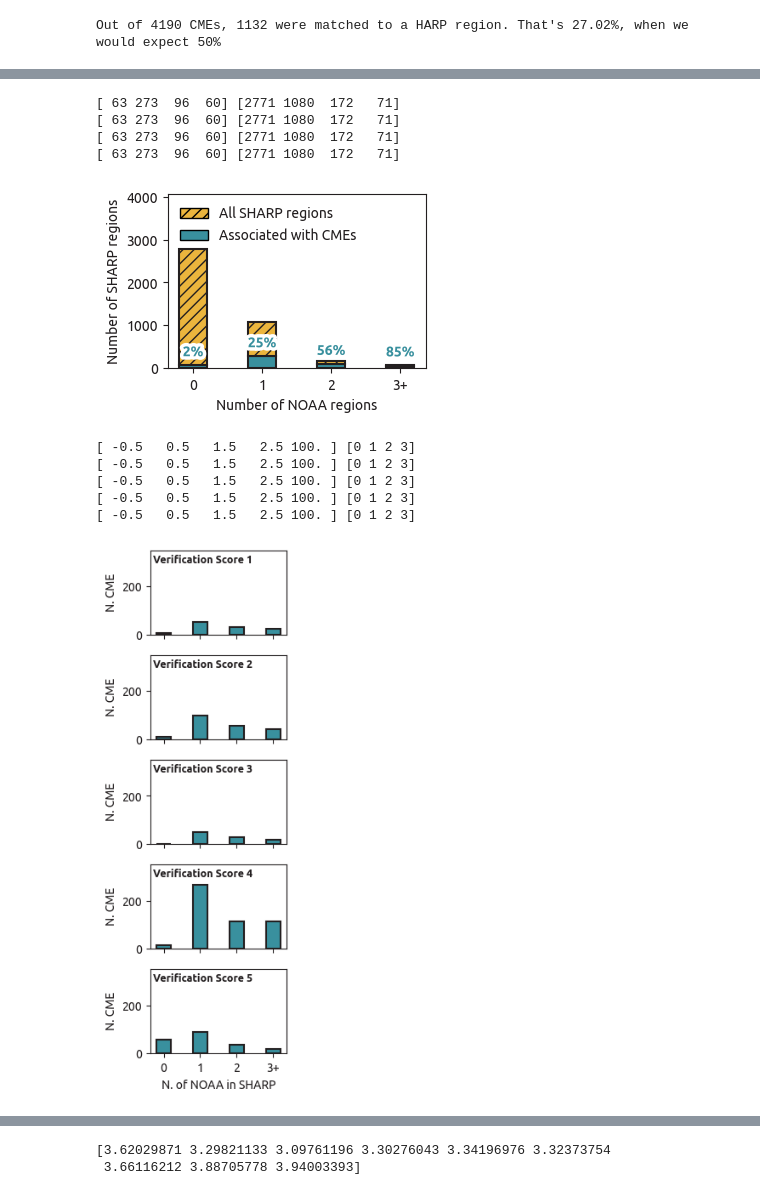
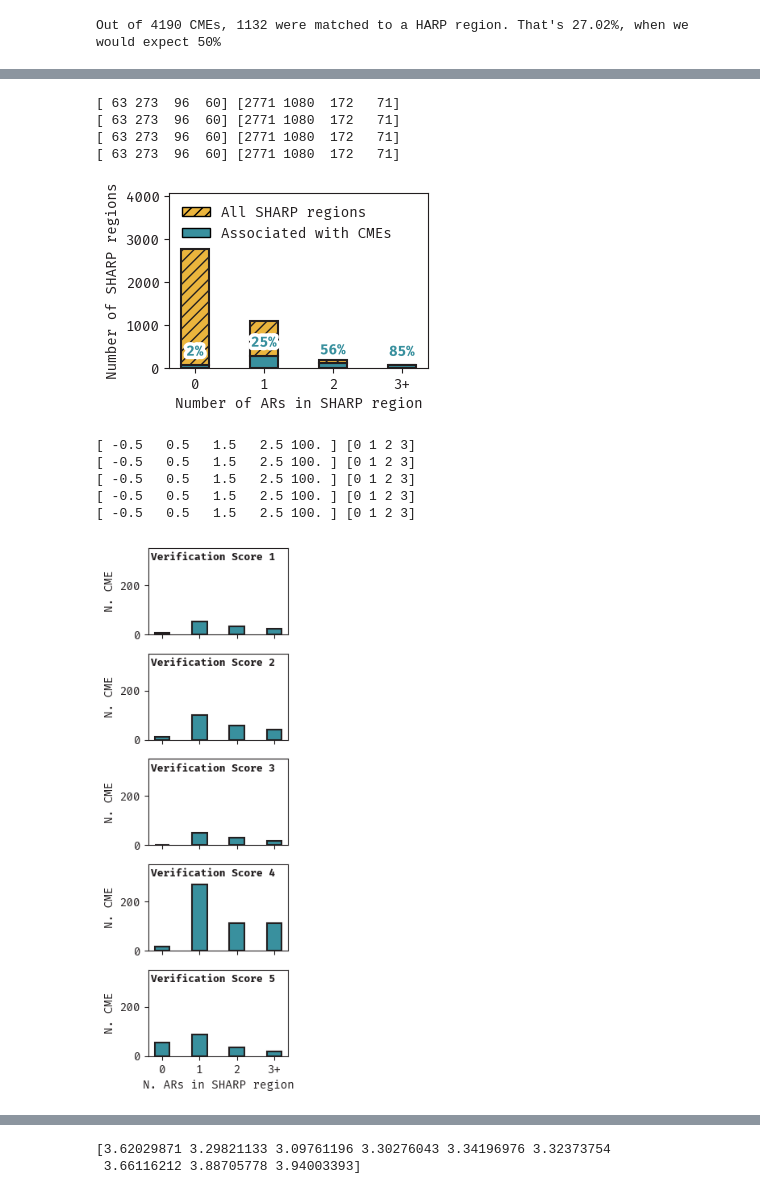
Before and after one commit to JulioHC00/cmesrc, a Jupyter notebook: notebooks/paper_figures.ipynb, the cells around one changed output, grey strips where cells are left out. Saved outputs shown, nothing was run; the diff lists cells and outputs as text; code cells hidden in the pictures.

Commit message:
Update figures

```diff
--- a/notebooks/paper_figures.ipynb
+++ b/notebooks/paper_figures.ipynb
@@ -31,8 +31,8 @@ twocolumn = 18.3 * cm_to_inch
 
 # Three row figure
 # Set font to FiraCode NF (can remove if you don't have the font, not essential)
-#plt.rcParams["font.family"] = "FiraCode Nerd Font"
-plt.rcParams["font.family"] = "Ubuntu"
+plt.rcParams["font.family"] = "FiraCode Nerd Font"
+#plt.rcParams["font.family"] = "Ubuntu"
 
 # Set font size to 10
 plt.rcParams["font.size"] = 10
@@ -445,7 +288,7 @@ ticklabels = center_pos.astype(str)
 ticklabels[-1] = f"{center_pos[-1]}+"
 ax.set_xticklabels(ticklabels)
 
-ax.set_xlabel("Number of NOAA regions")
+ax.set_xlabel("Number of ARs in SHARP region")
 ax.set_ylabel("Number of SHARP regions")
 
 for i, bar in enumerate(cme_bars):
@@ -469,9 +312,9 @@ plt.savefig("./noaa_region_distribution.pdf", bbox_inches="tight")
 [ 63 273  96  60] [2771 1080  172   71]
 [ 63 273  96  60] [2771 1080  172   71]
 [ 63 273  96  60] [2771 1080  172   71]
-[figure, old version]
+[figure, new version]
 # %%
-fig, axes = plt.subplots(5, figsize=(0.9 * onecolumn, 0.9 * 2 * onecolumn), sharex=True, sharey=True)
+fig, axes = plt.subplots(5, figsize=(0.95 * onecolumn, 0.95 * 2 * onecolumn), sharex=True, sharey=True)
 
 data = pd.read_sql("""
 WITH n_noaa AS (
@@ -503,35 +346,35 @@ for i, verif_level in enumerate(sorted(data["verification_score"].unique())):
     ax.set_xticks(center_pos)
 
     # Now a legend on the top right
 
     ax.text(0.02, 0.95, f"Verification Score {int(verif_level)}", transform=ax.transAxes, fontsize=9, va="top", weight="bold")
 
     ylims = ax.get_ylim()
 
 #    ax.set_ylim(ylims[0], ylims[1]*1.25)
 
     ticklabels = center_pos.astype("str")
     ticklabels[-1] = f"{ticklabels[-1]}+"
 
     ax.set_xticklabels(ticklabels)
 
     ax.set_box_aspect(0.618)
     ax.set_ylabel("N. CME")
 
-axes[-1].set_xlabel("N. of NOAA in SHARP")
+axes[-1].set_xlabel("N. ARs in SHARP region")
 ylims = axes[-1].get_ylim()
 axes[-1].set_ylim(ylims[0], ylims[1]*1.25)
 
 plt.tight_layout()
 
 plt.savefig("./noaa_region_distribution_per_verification.pdf", bbox_inches="tight")
 # %% [output]
 [ -0.5   0.5   1.5   2.5 100. ] [0 1 2 3]
 [ -0.5   0.5   1.5   2.5 100. ] [0 1 2 3]
 [ -0.5   0.5   1.5   2.5 100. ] [0 1 2 3]
 [ -0.5   0.5   1.5   2.5 100. ] [0 1 2 3]
 [ -0.5   0.5   1.5   2.5 100. ] [0 1 2 3]
-[figure, old version]
+[figure, new version]
 # %%
 # Now let's look at the width versus the longitude
 
```
Also changed, not shown: parts of 16 cells of this notebook, 8 other files.
